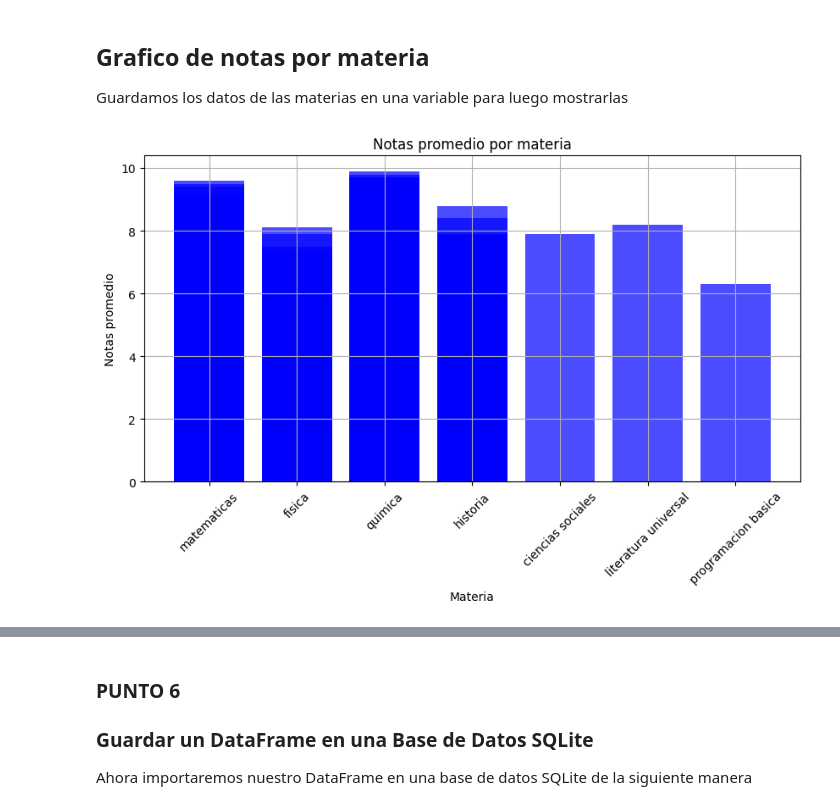
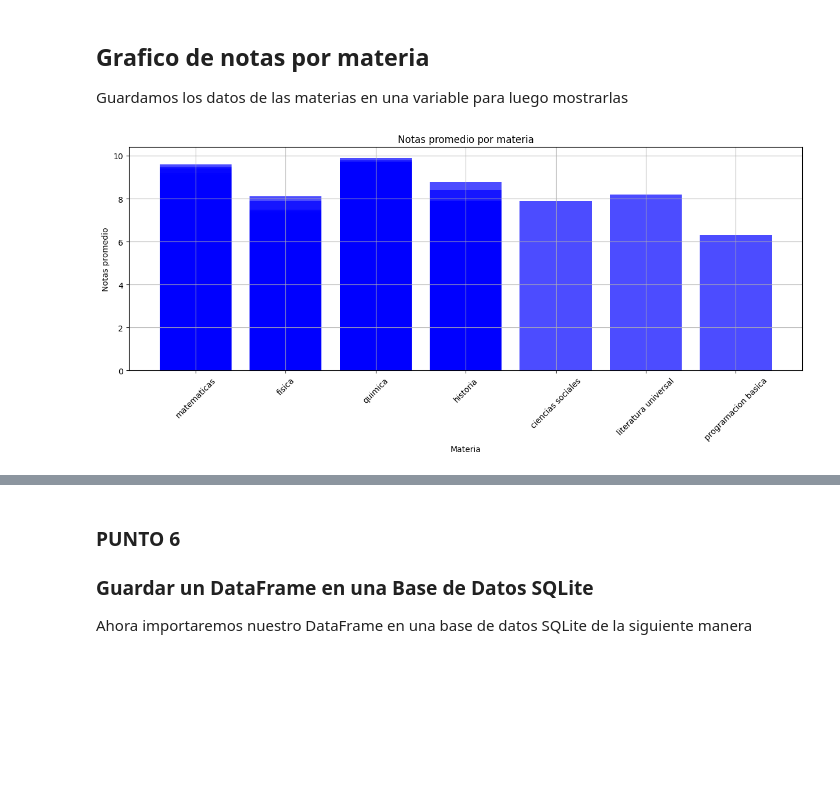
Before and after one commit to Emiliojoa/modelo-parcial, a Jupyter notebook: main (1).ipynb, the cells around one changed output, grey strips where cells are left out. Drawn from its saved outputs; the diff is of its cells as text; code cells hidden in the pictures; blank space fills up the shorter version.

```diff
--- a/main (1).ipynb
+++ b/main (1).ipynb
@@ -144,8 +144,8 @@ df
 # Ahora convertiremos los valores nulos con la media de cada una de ellas
 ### Tambien redondearemos a un solo decimas
 # %%
-df["Parcial 1"]=df["Parcial 1"].fillna(df["Parcial 1"].mean()).round(1)
-df["Parcial 2"]=df["Parcial 2"].fillna(df["Parcial 2"].mean()).round(1)
-df["Final"]=df["Final"].fillna(df["Final"].mean()).round(1)
+df["Parcial 1"]=df["Parcial 1"].fillna(df["Parcial 1"].mean()).round()
+df["Parcial 2"]=df["Parcial 2"].fillna(df["Parcial 2"].mean()).round()
+df["Final"]=df["Final"].fillna(df["Final"].mean()).round()
 df
 # %% [output]
@@ -273,20 +271,20 @@ plt.show()
 Guardamos los datos de las materias en una variable para luego mostrarlas
 # %%
 notas_por_materia=df[["Materia", "Final"]].copy()
-notas_por_materia["Final"]=notas_por_materia["Final"].round(2)
-notas_por_materia.groupby("Materia")["Final"].mean().round(2)
+notas_por_materia["Final"]=notas_por_materia["Final"]
+notas_por_materia.groupby("Materia")["Final"].mean()
 
 
-plt.figure(figsize=(10, 5))
+plt.figure(figsize=(15, 5))
 plt.title("Notas promedio por materia")
 plt.bar(notas_por_materia["Materia"], notas_por_materia["Final"], color="blue", alpha=0.7)
 plt.xlabel("Materia")
 plt.ylabel("Notas promedio")
 plt.xticks(rotation=45)
 plt.grid()
 plt.show()
 # %% [output]
-[figure, old version]
+[figure, new version]
 # %%
 
 # promedio_por_materia=df.groupby("Materia")["Final"].mean().round(2)
```
Also changed, not shown: parts of 5 cells of this notebook, 1 other file.
